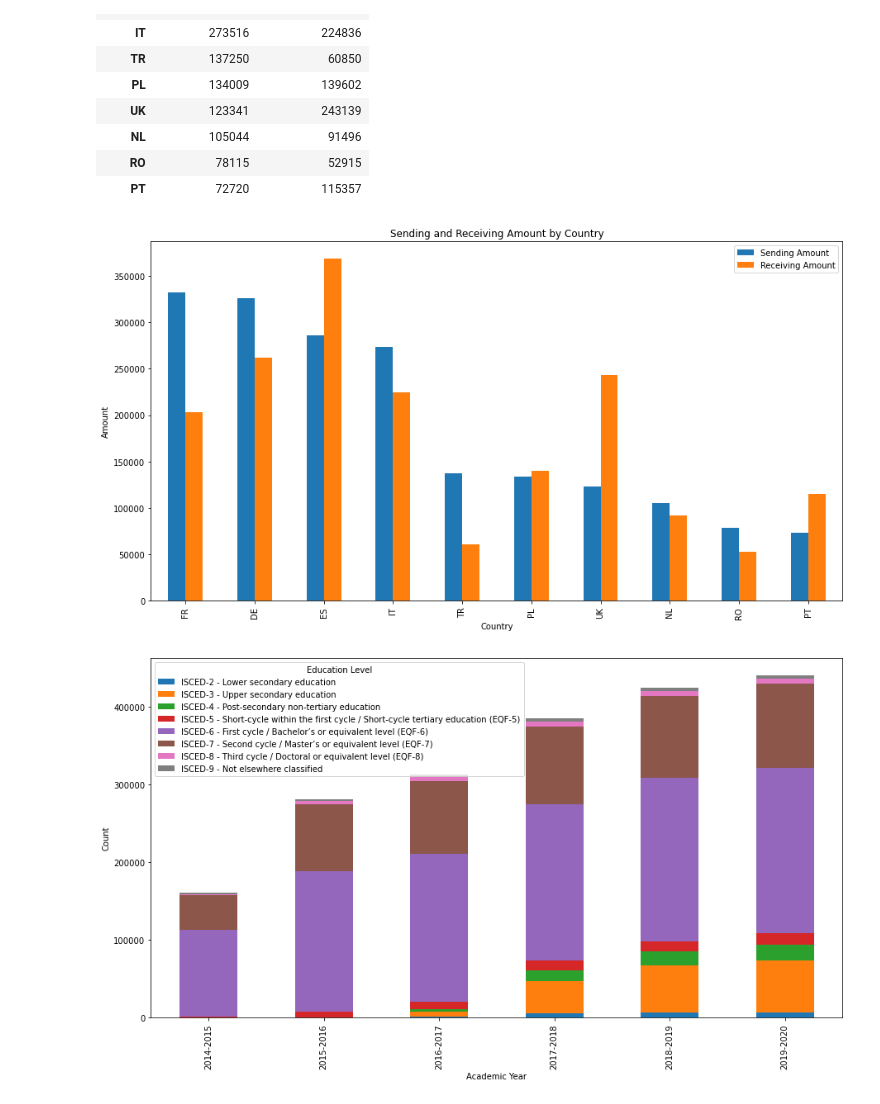
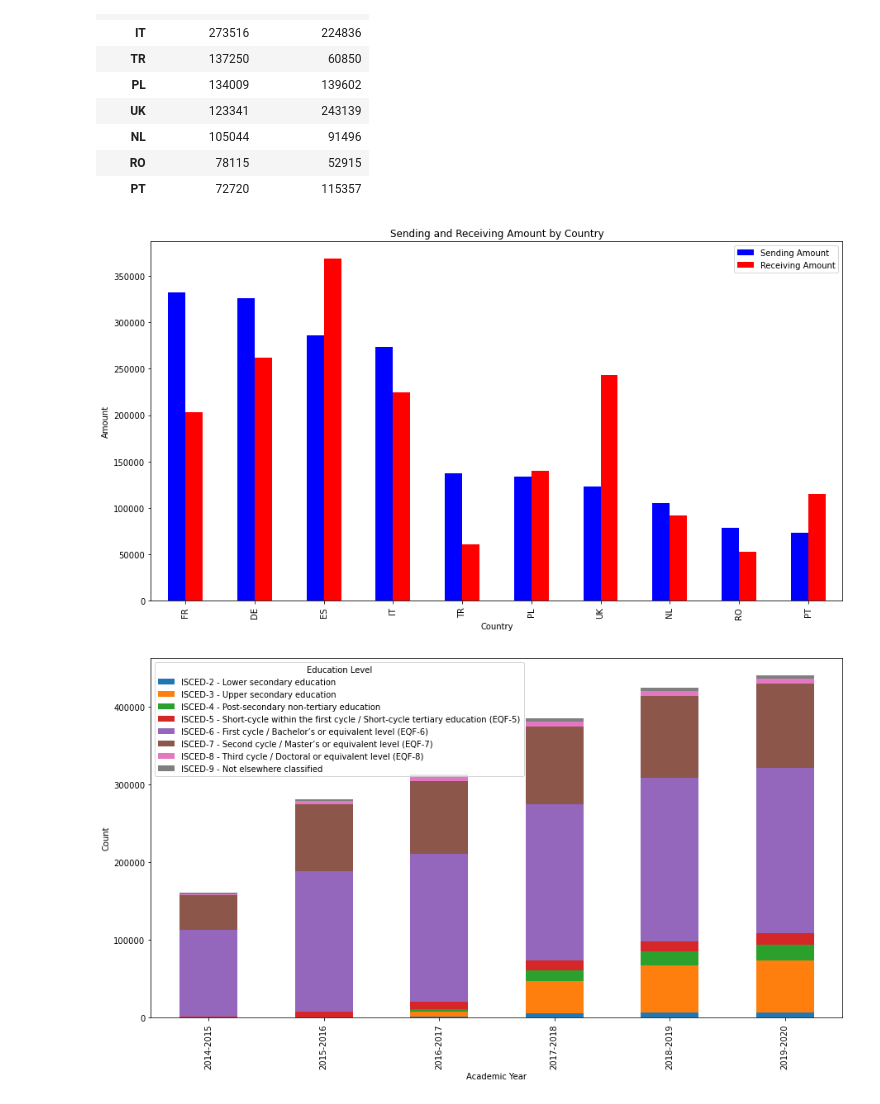
Before and after one commit to tatouti/DatabasePD, a Jupyter notebook: Erasmus_DataAnalysis.ipynb, the cells around one changed output. Cells and saved outputs as stored; diff of their text form; code cells hidden in the pictures.

```diff
--- a/Erasmus_DataAnalysis.ipynb
+++ b/Erasmus_DataAnalysis.ipynb
@@ -348,14 +316,14 @@ sending_receiving
 | RO | 78115 | 52915 |
 | PT | 72720 | 115357 |
 # %%
-ax = sending_receiving.plot(kind='bar', figsize=(15, 8), rot=0)
+ax = sending_receiving.plot(kind='bar', figsize=(15, 8), rot=0,color=['Blue','Red'])
 ax.set_title('Sending and Receiving Amount by Country')
 ax.set_xlabel('Country')
 ax.set_ylabel('Amount')
 plt.xticks(rotation=90)
 plt.show()
 # %% [output]
-[figure, old version]
+[figure, new version]
 # %%
 # group the dataframe by year and activity
 grouped = erasmus_df[['Academic Year','Education Level']]
```
Also changed, not shown: parts of 15 cells of this notebook.
